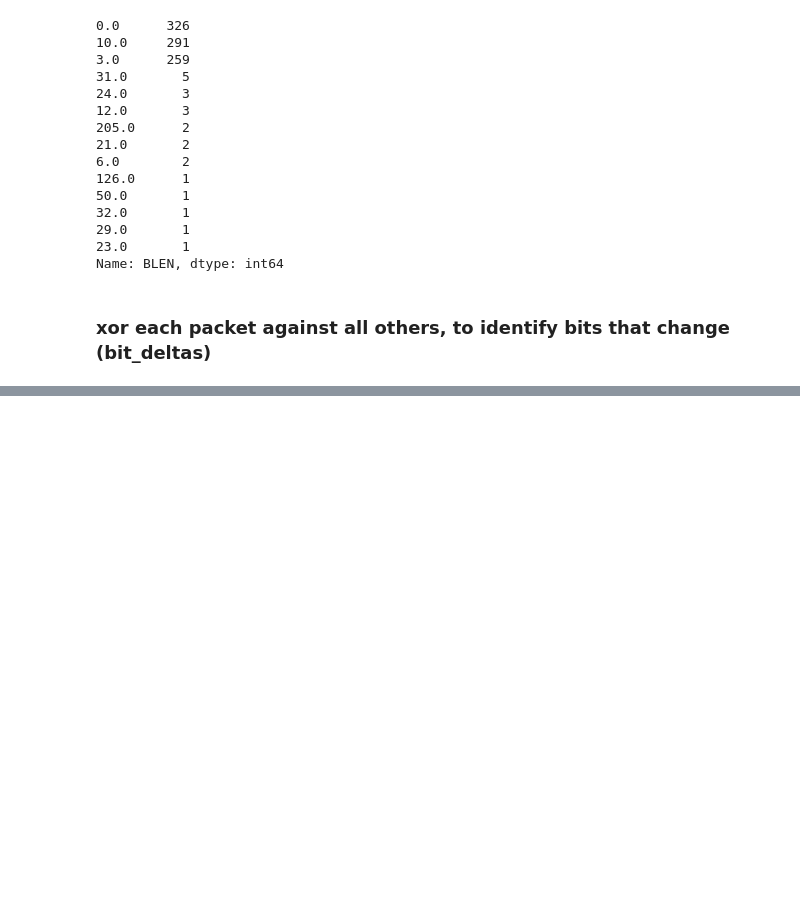
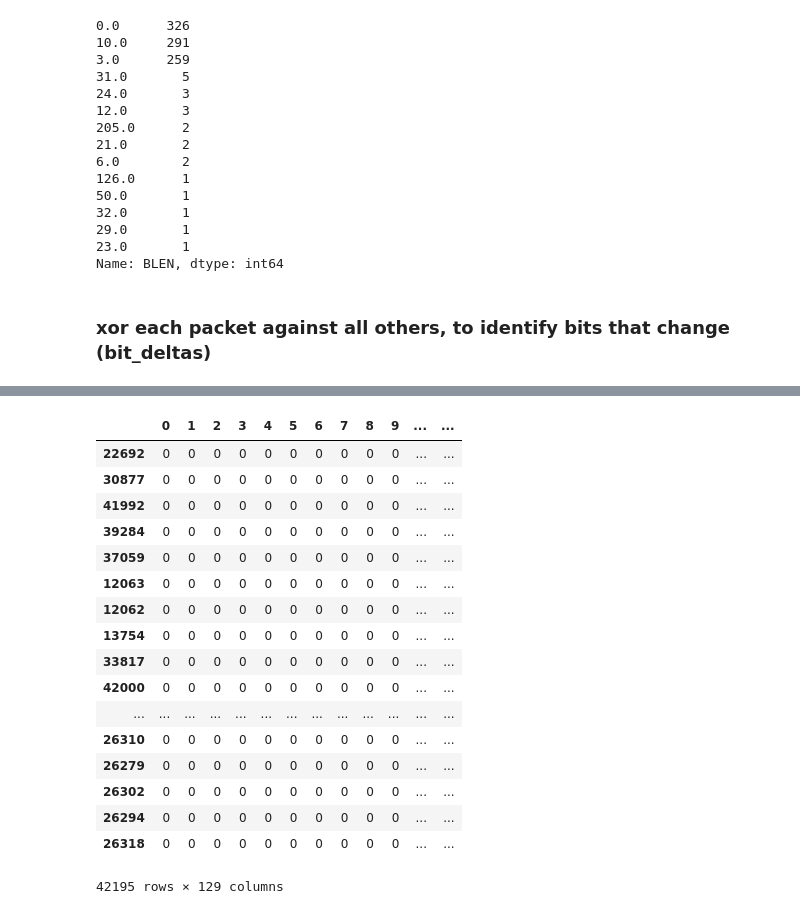
Before and after one commit to sarahspins/openomni, a Jupyter notebook: exploratory/bodycrc.ipynb, the cells around one changed output, grey strips where cells are left out. Drawn from its saved outputs; the diff is of its cells as text; code cells hidden in the pictures; blank space fills up the shorter version.

```diff
--- a/exploratory/bodycrc.ipynb
+++ b/exploratory/bodycrc.ipynb
@@ -161,0 +173,26 @@ map(lambda x: (x, ones.loc[ones[('body',x)] == 1]["crc"].iloc[0:1].values), rang
+# %%
+# Split bit_deltas in two; crc bits and data bits
+
+body_bds = bit_deltas[bit_deltas.columns[:128]].copy()
+crc_bds = bit_deltas[bit_deltas.columns[128:]].copy()
+body_bds["sum"] = body_bds.sum(axis=1)
+b
+# %% [output]
+|  | 0 | 1 | 2 | 3 | 4 | 5 | 6 | 7 | 8 | 9 | ... | ... |
+| 22692 | 0 | 0 | 0 | 0 | 0 | 0 | 0 | 0 | 0 | 0 | ... | ... |
+| 30877 | 0 | 0 | 0 | 0 | 0 | 0 | 0 | 0 | 0 | 0 | ... | ... |
+| 41992 | 0 | 0 | 0 | 0 | 0 | 0 | 0 | 0 | 0 | 0 | ... | ... |
+| 39284 | 0 | 0 | 0 | 0 | 0 | 0 | 0 | 0 | 0 | 0 | ... | ... |
+| 37059 | 0 | 0 | 0 | 0 | 0 | 0 | 0 | 0 | 0 | 0 | ... | ... |
+| 12063 | 0 | 0 | 0 | 0 | 0 | 0 | 0 | 0 | 0 | 0 | ... | ... |
+| 12062 | 0 | 0 | 0 | 0 | 0 | 0 | 0 | 0 | 0 | 0 | ... | ... |
+| 13754 | 0 | 0 | 0 | 0 | 0 | 0 | 0 | 0 | 0 | 0 | ... | ... |
+| 33817 | 0 | 0 | 0 | 0 | 0 | 0 | 0 | 0 | 0 | 0 | ... | ... |
+| 42000 | 0 | 0 | 0 | 0 | 0 | 0 | 0 | 0 | 0 | 0 | ... | ... |
+| ... | ... | ... | ... | ... | ... | ... | ... | ... | ... | ... | ... | ... |
+| 26310 | 0 | 0 | 0 | 0 | 0 | 0 | 0 | 0 | 0 | 0 | ... | ... |
+| 26279 | 0 | 0 | 0 | 0 | 0 | 0 | 0 | 0 | 0 | 0 | ... | ... |
+| 26302 | 0 | 0 | 0 | 0 | 0 | 0 | 0 | 0 | 0 | 0 | ... | ... |
+| 26294 | 0 | 0 | 0 | 0 | 0 | 0 | 0 | 0 | 0 | 0 | ... | ... |
+| 26318 | 0 | 0 | 0 | 0 | 0 | 0 | 0 | 0 | 0 | 0 | ... | ... |
+42195 rows × 129 columns
```
Also changed, not shown: parts of 6 cells of this notebook.
